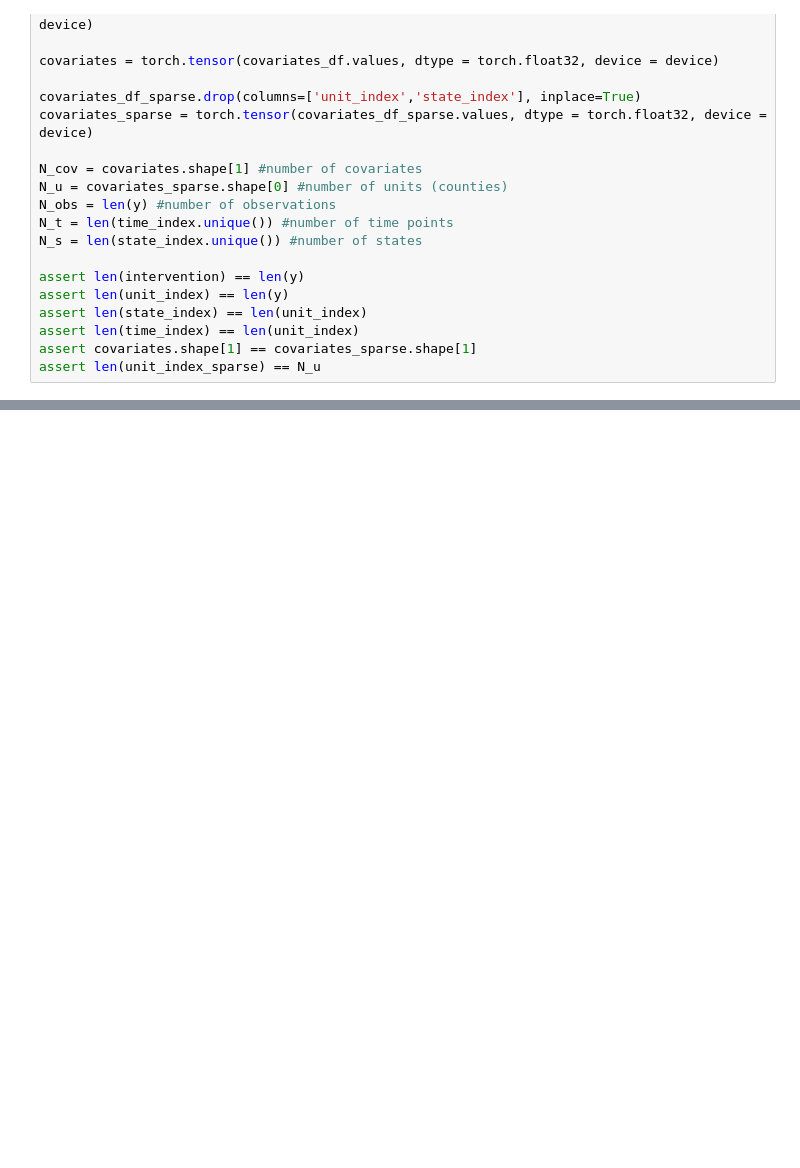
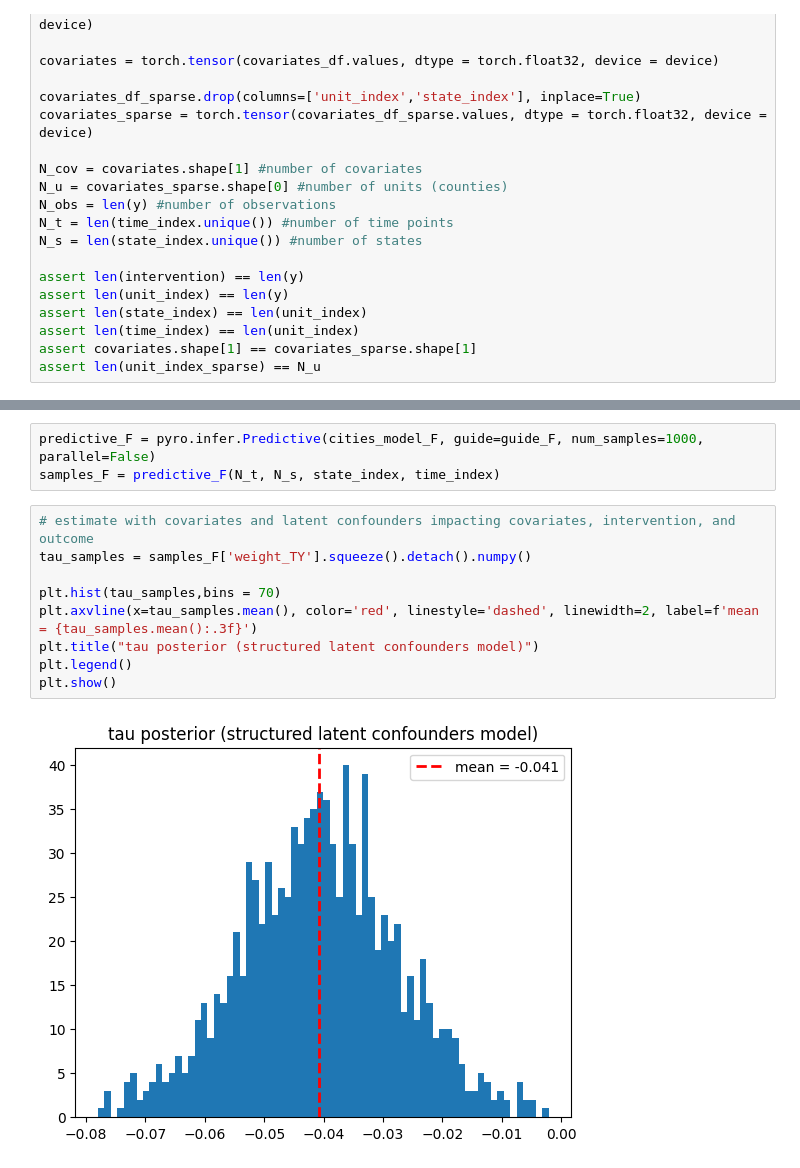
Before and after one commit to BasisResearch/cities, a Jupyter notebook: docs/experimental_notebooks/interaction_cities_prototype.ipynb, the cells around one changed output, grey strips where cells are left out. Saved outputs shown, nothing was run; the diff lists cells and outputs as text; blank space fills up the shorter version.

```diff
--- a/docs/experimental_notebooks/interaction_cities_prototype.ipynb
+++ b/docs/experimental_notebooks/interaction_cities_prototype.ipynb
@@ -257,0 +338,14 @@ X (2998, 30)
+# %%
+predictive_F = pyro.infer.Predictive(cities_model_F, guide=guide_F, num_samples=1000, parallel=False)
+samples_F = predictive_F(N_t, N_s, state_index, time_index)
+# %%
+# estimate with covariates and latent confounders impacting covariates, intervention, and outcome
+tau_samples = samples_F['weight_TY'].squeeze().detach().numpy()
+
+plt.hist(tau_samples,bins = 70)
+plt.axvline(x=tau_samples.mean(), color='red', linestyle='dashed', linewidth=2, label=f'mean = {tau_samples.mean():.3f}')
+plt.title("tau posterior (structured latent confounders model)")
+plt.legend()
+plt.show()
+# %% [output]
+[figure, added]
```
Also changed, not shown: parts of 9 cells of this notebook, 3 other files.
